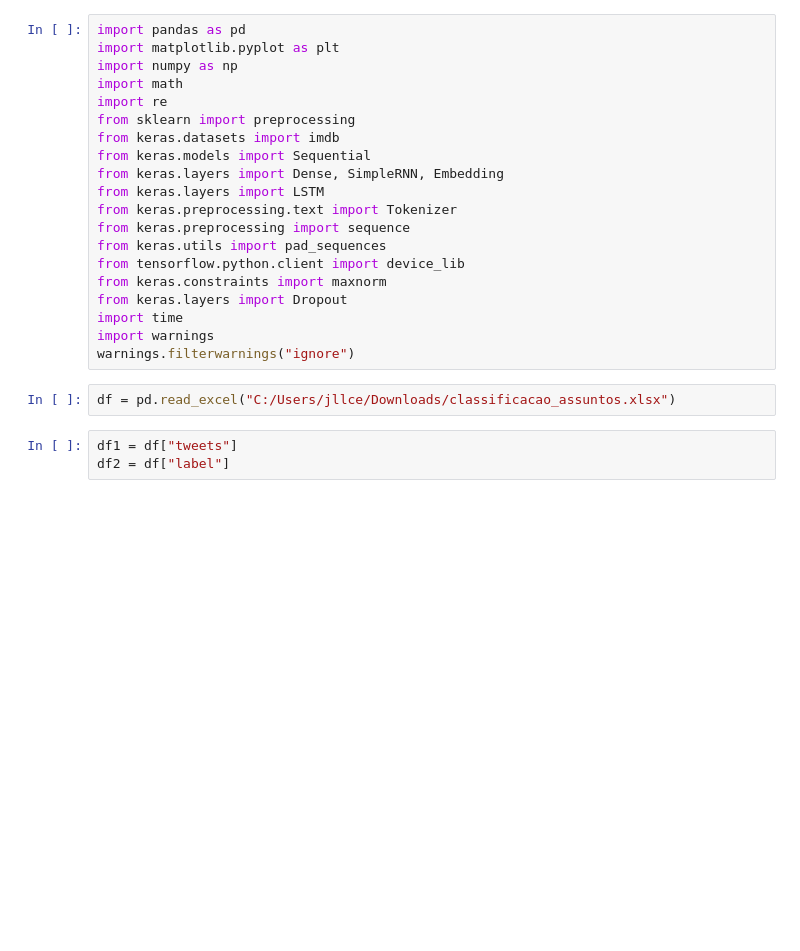
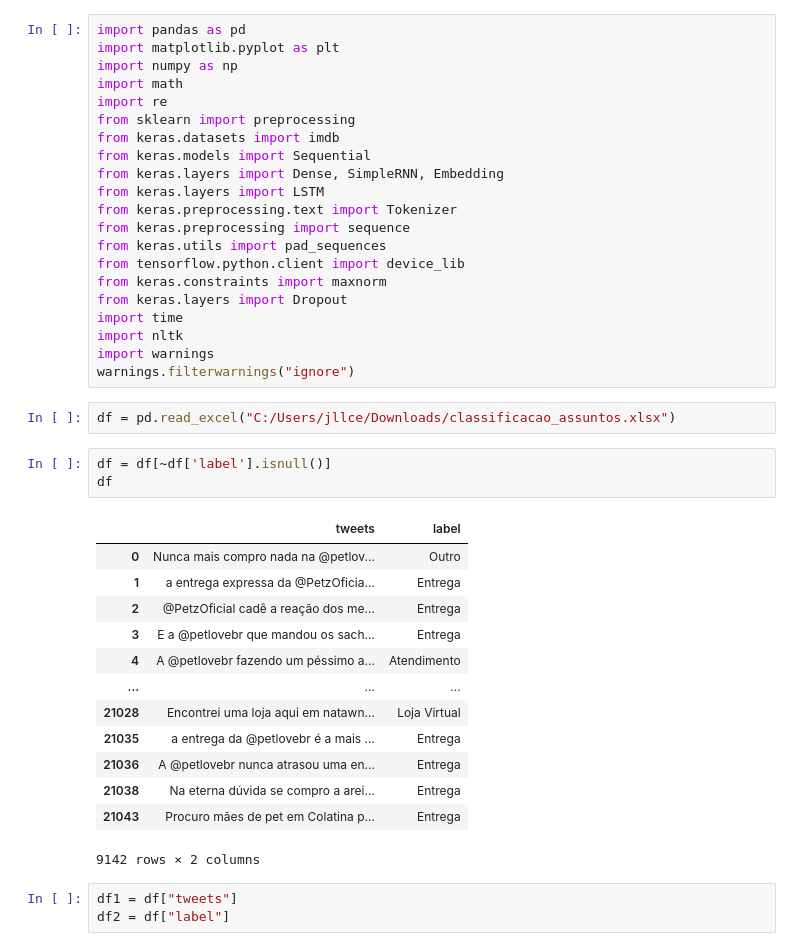
Before and after one commit to jllcen2011/Data_Science_MBA-FIAP, a Jupyter notebook: Fase 4 - Deep Learning/Cap 2 - Recorrentes/RNNsimple - SolutionSprint.ipynb, the cells around one changed output. Drawn from its saved outputs; the diff is of its cells as text; blank space fills up the shorter version.

```diff
--- a/Fase 4 - Deep Learning/Cap 2 - Recorrentes/RNNsimple - SolutionSprint.ipynb
+++ b/Fase 4 - Deep Learning/Cap 2 - Recorrentes/RNNsimple - SolutionSprint.ipynb
@@ -16,10 +16,28 @@ from tensorflow.python.client import device_lib
 from keras.constraints import maxnorm
 from keras.layers import Dropout
 import time
+import nltk
 import warnings
 warnings.filterwarnings("ignore")
 # %%
 df = pd.read_excel("C:/Users/jllce/Downloads/classificacao_assuntos.xlsx")
+# %%
+df = df[~df['label'].isnull()]
+df
+# %% [output]
+|  | tweets | label |
+| 0 | Nunca mais compro nada na @petlov... | Outro |
+| 1 | a entrega expressa da @PetzOficia... | Entrega |
+| 2 | @PetzOficial cadê a reação dos me... | Entrega |
+| 3 | E a @petlovebr que mandou os sach... | Entrega |
+| 4 | A @petlovebr fazendo um péssimo a... | Atendimento |
+| ... | ... | ... |
+| 21028 | Encontrei uma loja aqui em natawn... | Loja Virtual |
+| 21035 | a entrega da @petlovebr é a mais ... | Entrega |
+| 21036 | A @petlovebr nunca atrasou uma en... | Entrega |
+| 21038 | Na eterna dúvida se compro a arei... | Entrega |
+| 21043 | Procuro mães de pet em Colatina p... | Entrega |
+9142 rows × 2 columns
 # %%
 df1 = df["tweets"]
 df2 = df["label"]
```
Also changed, not shown: parts of 23 cells of this notebook, 2 other files.
